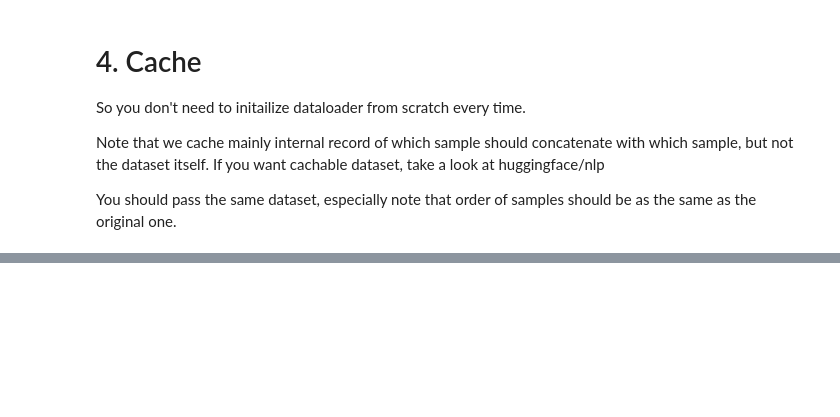
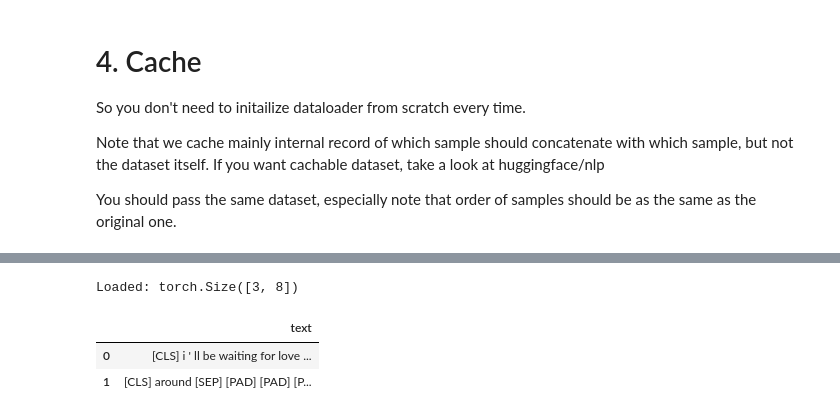
Before and after one commit to richarddwang/electra_pytorch, a Jupyter notebook: Try_TextDataloader.ipynb, the cells around one changed output, grey strips where cells are left out. Drawn from its saved outputs; the diff is of its cells as text; code cells hidden in the pictures; blank space fills up the shorter version.

Commit message:
Can load cache with different args and check no invalid change progress bar

```diff
--- a/Try_TextDataloader.ipynb
+++ b/Try_TextDataloader.ipynb
@@ -324,3 +338,5 @@ So you don't need to initailize dataloader from scratch every time.
 Note that we cache mainly internal record of which sample should concatenate with which sample, but not the dataset itself. If you want cachable dataset, take a look at huggingface/nlp
 
 You should pass the same dataset, especially note that order of samples should be as the same as the original one.
+# %%
+same_datasets = db.datasets(df)
@@ -359,0 +366,13 @@ loaded_window_dls.show_batch()
+# %%
+print('Loaded:', TextDataloader.from_cache('default_train.pth', same_datasets.subset(0),
+                                        bs=3).one_batch()[0].shape )
+# %% [output]
+Loaded: torch.Size([3, 8])
+# %%
+window_dls.valid.cache('window_valid.pth')
+loaded_window_dl = TextDataloader.from_cache('window_valid.pth', same_datasets.subset(1))
+loaded_window_dl.show_batch()
+# %% [output]
+|  | text |
+| 0 | [CLS] i ' ll be waiting for love ... |
+| 1 | [CLS] around [SEP] [PAD] [PAD] [P... |
```
Also changed, not shown: parts of 24 cells of this notebook, 1 other file.
